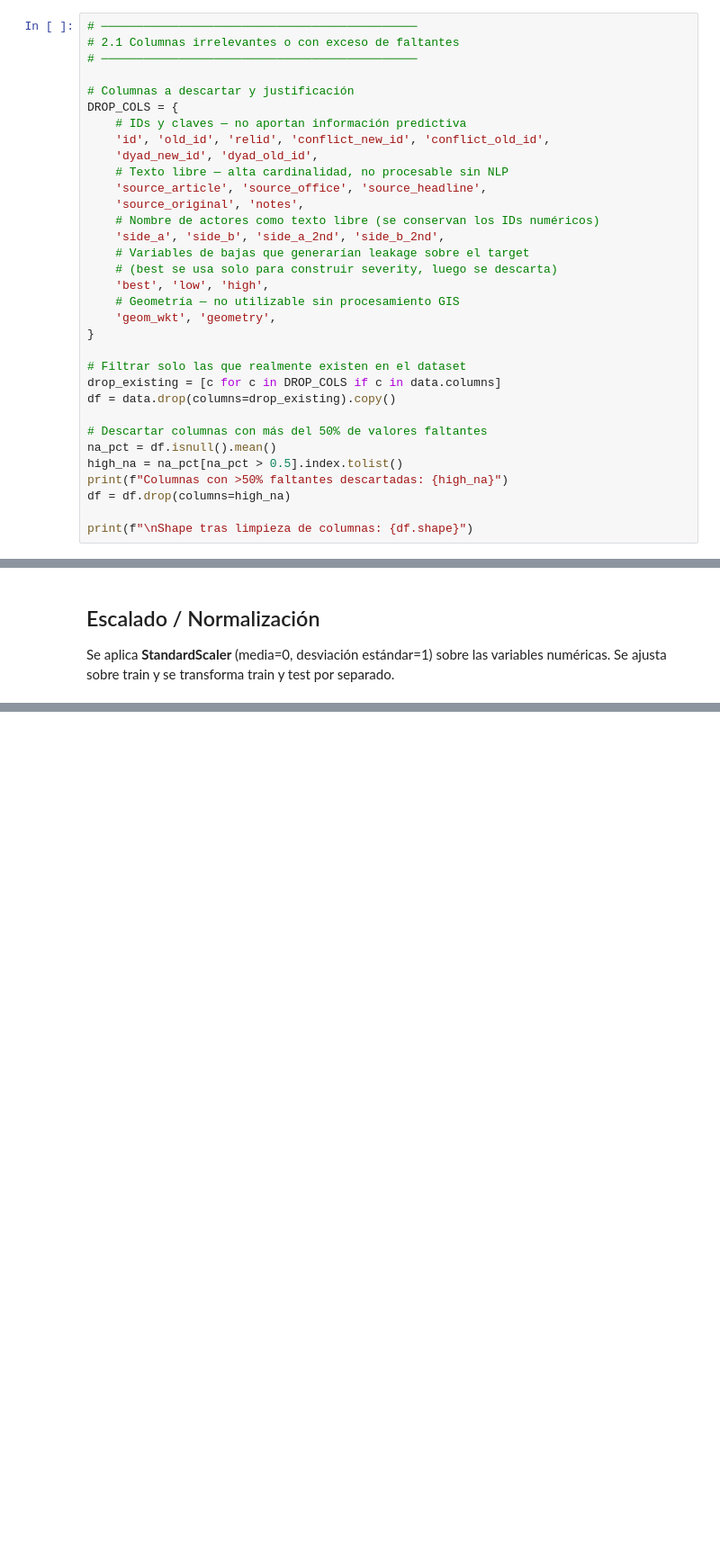
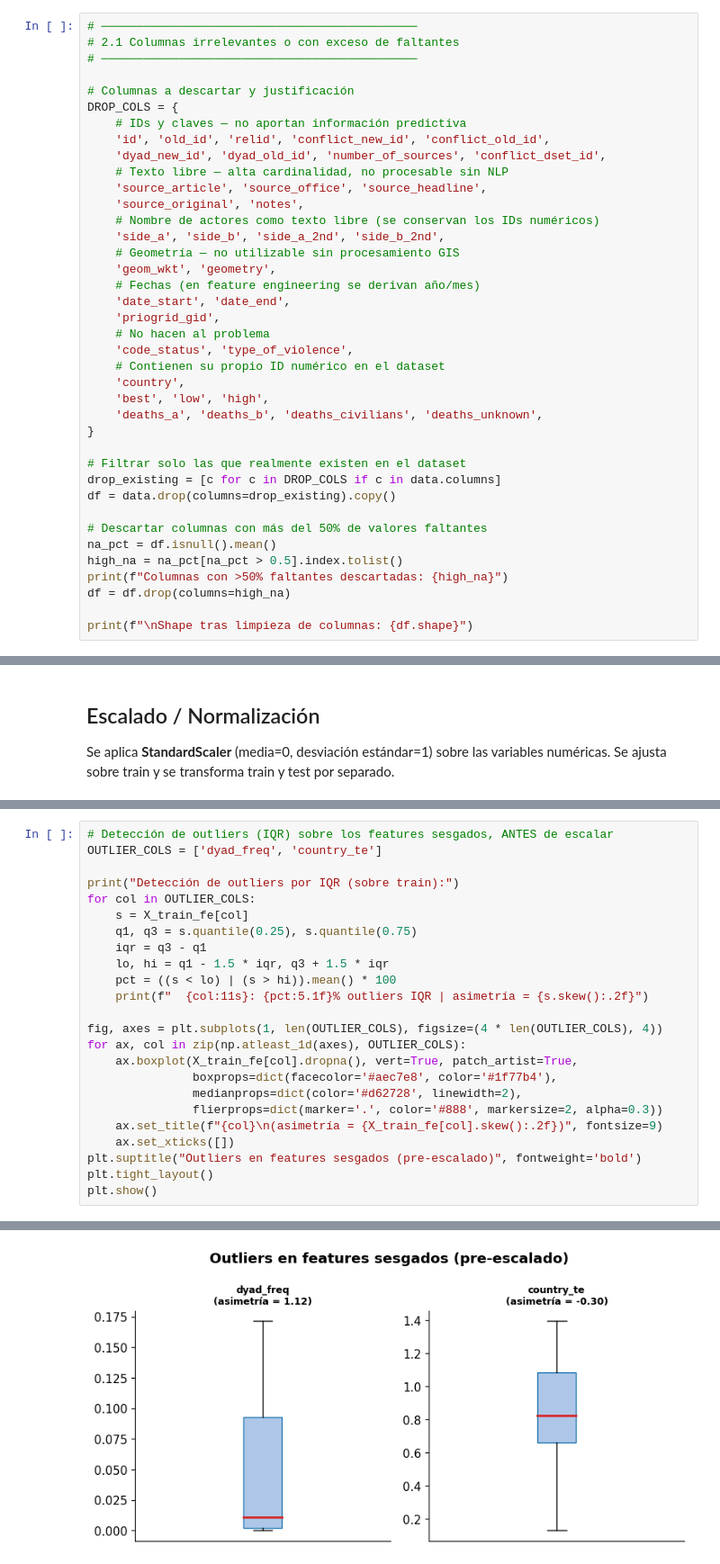
Before and after one commit to santiagoruizvt/AdD-Grupo-8-UCDP-GED, a Jupyter notebook: Grupo8-UCDP-GED.ipynb, the cells around one changed output, grey strips where cells are left out. Shown at 90% size. Saved outputs shown, nothing was run; the diff lists cells and outputs as text; blank space fills up the shorter version.

Commit message:
feature-engineering: FE V1

```diff
--- a/Grupo8-UCDP-GED.ipynb
+++ b/Grupo8-UCDP-GED.ipynb
@@ -881,17 +881,23 @@ La variable target se construye a partir de `best` (estimación central de bajas
 DROP_COLS = {
     # IDs y claves — no aportan información predictiva
     'id', 'old_id', 'relid', 'conflict_new_id', 'conflict_old_id',
-    'dyad_new_id', 'dyad_old_id',
+    'dyad_new_id', 'dyad_old_id', 'number_of_sources', 'conflict_dset_id',
     # Texto libre — alta cardinalidad, no procesable sin NLP
     'source_article', 'source_office', 'source_headline',
     'source_original', 'notes',
     # Nombre de actores como texto libre (se conservan los IDs numéricos)
     'side_a', 'side_b', 'side_a_2nd', 'side_b_2nd',
-    # Variables de bajas que generarían leakage sobre el target
-    # (best se usa solo para construir severity, luego se descarta)
-    'best', 'low', 'high',
     # Geometría — no utilizable sin procesamiento GIS
     'geom_wkt', 'geometry',
+    # Fechas (en feature engineering se derivan año/mes)
+    'date_start', 'date_end',
+    'priogrid_gid',
+    # No hacen al problema
+    'code_status', 'type_of_violence',
+    # Contienen su propio ID numérico en el dataset
+    'country',
+    'best', 'low', 'high',
+    'deaths_a', 'deaths_b', 'deaths_civilians', 'deaths_unknown',
 }
 
 # Filtrar solo las que realmente existen en el dataset
@@ -1145,0 +1239,25 @@ std    1.0               1.0           1.0             1.0            1.0
+# %%
+# Detección de outliers (IQR) sobre los features sesgados, ANTES de escalar
+OUTLIER_COLS = ['dyad_freq', 'country_te']
+
+print("Detección de outliers por IQR (sobre train):")
+for col in OUTLIER_COLS:
+    s = X_train_fe[col]
+    q1, q3 = s.quantile(0.25), s.quantile(0.75)
+    iqr = q3 - q1
+    lo, hi = q1 - 1.5 * iqr, q3 + 1.5 * iqr
+    pct = ((s < lo) | (s > hi)).mean() * 100
+    print(f"  {col:11s}: {pct:5.1f}% outliers IQR | asimetría = {s.skew():.2f}")
+
+fig, axes = plt.subplots(1, len(OUTLIER_COLS), figsize=(4 * len(OUTLIER_COLS), 4))
+for ax, col in zip(np.atleast_1d(axes), OUTLIER_COLS):
+    ax.boxplot(X_train_fe[col].dropna(), vert=True, patch_artist=True,
+               boxprops=dict(facecolor='#aec7e8', color='#1f77b4'),
+               medianprops=dict(color='#d62728', linewidth=2),
+               flierprops=dict(marker='.', color='#888', markersize=2, alpha=0.3))
+    ax.set_title(f"{col}\n(asimetría = {X_train_fe[col].skew():.2f})", fontsize=9)
+    ax.set_xticks([])
+plt.suptitle("Outliers en features sesgados (pre-escalado)", fontweight='bold')
+plt.tight_layout()
+plt.show()
+# %% [output]
@@ -1145,0 +1267 @@ std    1.0               1.0           1.0             1.0            1.0
+[figure, added]
```
Also changed, not shown: parts of 19 cells of this notebook.
